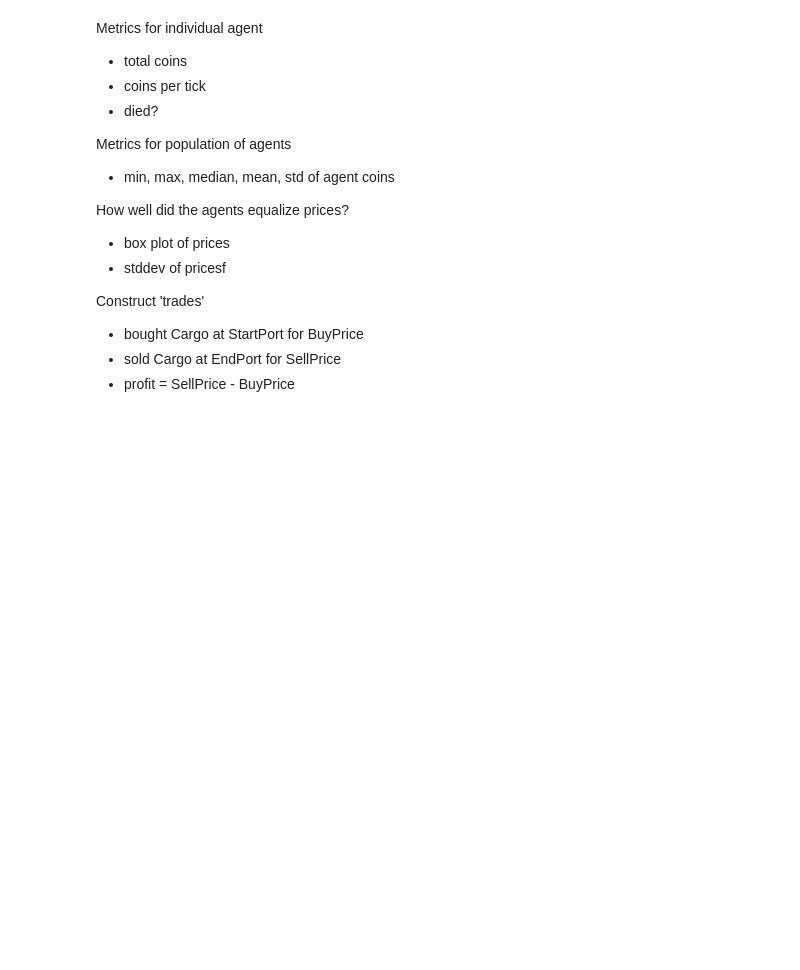
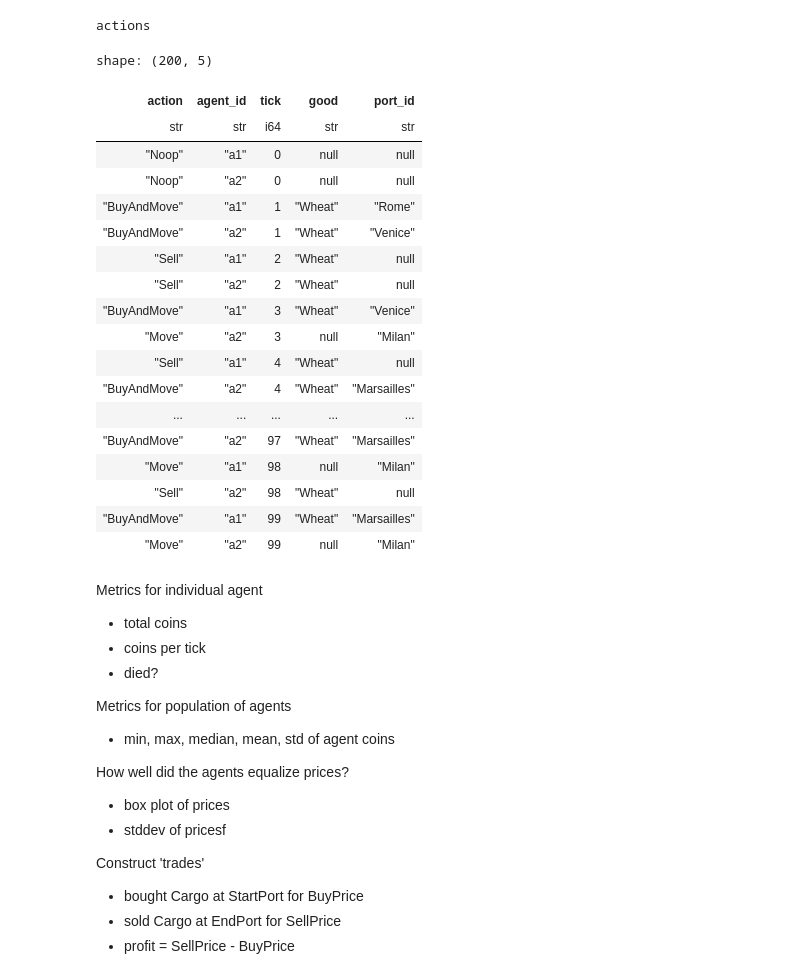
Before and after one commit to JoeHowarth/trade-sim-v2, a Jupyter notebook: simpy/notebooks/interactive.ipynb, the cells around one changed output. Cells and saved outputs as stored; diff of their text form; code cells hidden in the pictures; blank space fills up the shorter version.

```diff
--- a/simpy/notebooks/interactive.ipynb
+++ b/simpy/notebooks/interactive.ipynb
@@ -17,7 +17,7 @@ import input_builder as b
 import utils
 # %%
 # Agents
-agent_ids = ["a" +str(i) for i in range(1, 5)]
+agent_ids = ["a" +str(i) for i in range(1, 3)]
 
 # Goods
 wheat = "Wheat"
@@ -39,16 +39,17 @@ _market = lambda net: b._market(wheat, b._market_info(net=net))
 
 # net balanced
 ports = [
-  b._port(genoa, _market(10)),
-  b._port(milan, _market(5)),
+  b._port(genoa, _market(2)),
+  b._port(milan, _market(1)),
   b._port(rome, _market(0)),
-  b._port(venice, _market(-5)),
-  b._port(marsailles, _market(-10)),
+  b._port(venice, _market(-1)),
+  b._port(marsailles, _market(-2)),
 ]
 
 _agent = lambda id, pos: b._agent(id, pos, 1000, "Greedy")
-agents = [_agent(id, port_id) for (id, port_id) in zip(agent_ids, port_ids)]
+agents = [_agent(id, port_id) for (id, port_id) in zip(agent_ids, port_ids * 20)]
 
-x = b._inputFormat( agents = agents, ports=ports, edges= edges, opts=b._opts(ticks=10))
+x = b._inputFormat( agents = agents, ports=ports, edges= edges, opts=b._opts(ticks=100))
 history = simrs.run(x)
 (actions, agents, markets) = tabular(history)
+markets = markets.select(pl.exclude("pricer"))
@@ -102,3 +128,27 @@ DEBUG:root:test
+# %%
+print("actions")
+actions
+# %% [output]
+actions
+shape: (200, 5)
+| action | agent_id | tick | good | port_id |
+| str | str | i64 | str | str |
+| "Noop" | "a1" | 0 | null | null |
+| "Noop" | "a2" | 0 | null | null |
+| "BuyAndMove" | "a1" | 1 | "Wheat" | "Rome" |
+| "BuyAndMove" | "a2" | 1 | "Wheat" | "Venice" |
+| "Sell" | "a1" | 2 | "Wheat" | null |
+| "Sell" | "a2" | 2 | "Wheat" | null |
+| "BuyAndMove" | "a1" | 3 | "Wheat" | "Venice" |
+| "Move" | "a2" | 3 | null | "Milan" |
+| "Sell" | "a1" | 4 | "Wheat" | null |
+| "BuyAndMove" | "a2" | 4 | "Wheat" | "Marsailles" |
+| ... | ... | ... | ... | ... |
+| "BuyAndMove" | "a2" | 97 | "Wheat" | "Marsailles" |
+| "Move" | "a1" | 98 | null | "Milan" |
+| "Sell" | "a2" | 98 | "Wheat" | null |
+| "BuyAndMove" | "a1" | 99 | "Wheat" | "Marsailles" |
+| "Move" | "a2" | 99 | null | "Milan" |
 # %% [markdown]
 Metrics for individual agent
 - total coins
```
Also changed, not shown: parts of 10 cells of this notebook, 4 other files.
